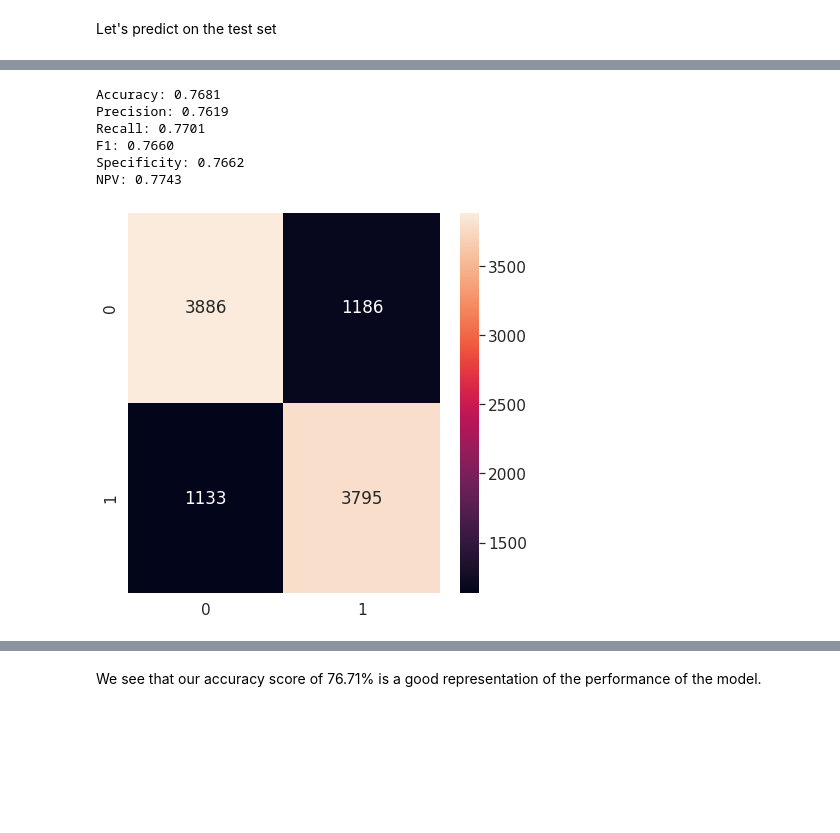
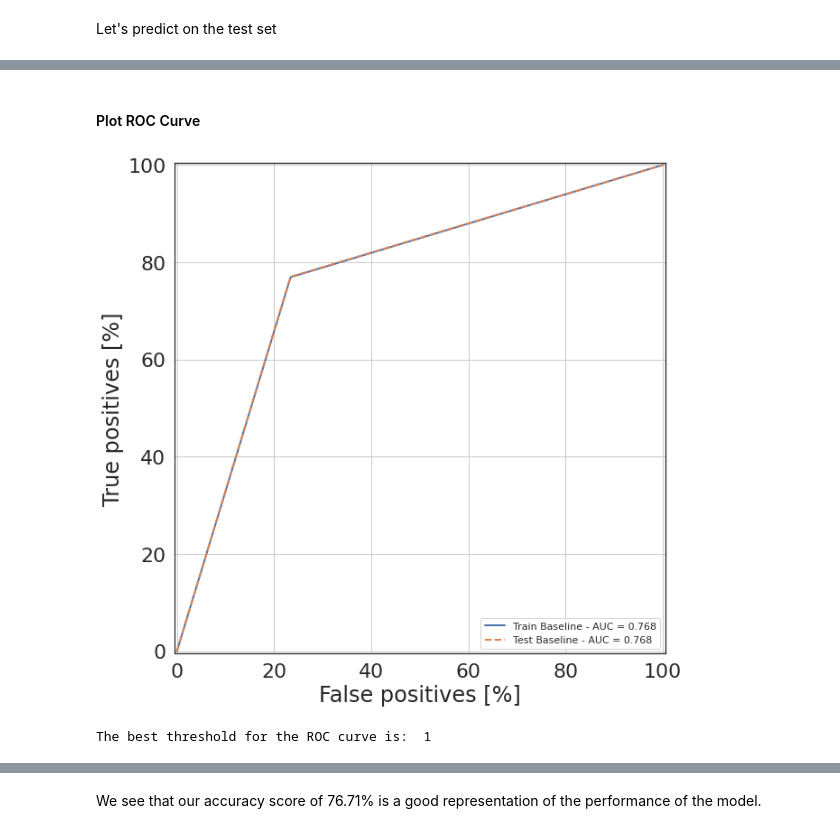
Before and after one commit to jehasbani/directing-customers-to-subscription-through-app-behavior-analysis, a Jupyter notebook: code.ipynb, the cells around one changed output, grey strips where cells are left out. Drawn from its saved outputs; the diff is of its cells as text; code cells hidden in the pictures; blank space fills up the shorter version.

```diff
--- a/code.ipynb
+++ b/code.ipynb
@@ -19,6 +19,8 @@ import matplotlib.pyplot as plt
 import seaborn as sns
 from dateutil import parser
 import os
+# %%
+colors = plt.rcParams['axes.prop_cycle'].by_key()['color']
 # %% [markdown]
 ## Importing data
 # %%
@@ -417,0 +516,22 @@ X_test_scaled = pd.DataFrame(scaler.transform(X_test),columns=X_test.columns, in
+# %%
+# ROC curve plot helper function
+def plot_roc(name, labels, predictions, **kwargs):
+  fpr, tpr, _ = roc_curve(labels, predictions)
+
+  custom_label = f"{name} - AUC = {roc_auc_score(labels,predictions):.3f}"
+  plt.plot(100*fpr, 100*tpr, label=custom_label, linewidth=2, **kwargs)
+  plt.xlabel('False positives [%]')
+  plt.ylabel('True positives [%]')
+  plt.xlim([-0.5,100.5])
+  plt.ylim([-0.5,100.5])
+  plt.grid(True)
+  ax = plt.gca()
+  ax.set_aspect('equal')
+
+# Best Threshold finder helper function
+def roc_best_threshold(labels, predictions):
+  fpr, tpr, thresholds = roc_curve(labels, predictions)
+  J = tpr - fpr
+  ix = np.argmax(J)
+  best_thresh = thresholds[ix]
+  return best_thresh
@@ -464,19 +584,14 @@ npv = tn / (tn + fn)
-# %%
-df_cm = pd.DataFrame(cm, index=(0,1), columns=(0,1))
-plt.figure(figsize=(7,7))
-sns.set(font_scale=1.4)
-sns.heatmap(df_cm, annot=True, fmt='g')
-print(f"Accuracy: {accuracy:.4f}")
-print(f"Precision: {precision:.4f}")
-print(f"Recall: {recall:.4f}")
-print(f"F1: {f1:.4f}")
-print(f"Specificity: {specificity:.4f}")
-print(f"NPV: {npv:.4f}")
-# %% [output]
-Accuracy: 0.7681
-Precision: 0.7619
-Recall: 0.7701
-F1: 0.7660
-Specificity: 0.7662
-NPV: 0.7743
-[figure, removed]
+# %% [markdown]
+#### Plot ROC Curve
+# %%
+plt.figure(figsize=(12,10))
+plot_roc("Train Baseline", y_train, clf.predict(X_train_scaled), color=colors[0])
+plot_roc("Test Baseline", y_test, y_pred, color=colors[1], linestyle='--')
+plt.legend(loc='lower right',prop={'size': 11});
+# %% [output]
+[figure, added]
+# %%
+roc_thr_baseline = roc_best_threshold(y_test, y_pred)
+print("The best threshold for the ROC curve is: ",roc_thr_baseline)
+# %% [output]
+The best threshold for the ROC curve is:  1
```
Also changed, not shown: parts of 65 cells of this notebook.
